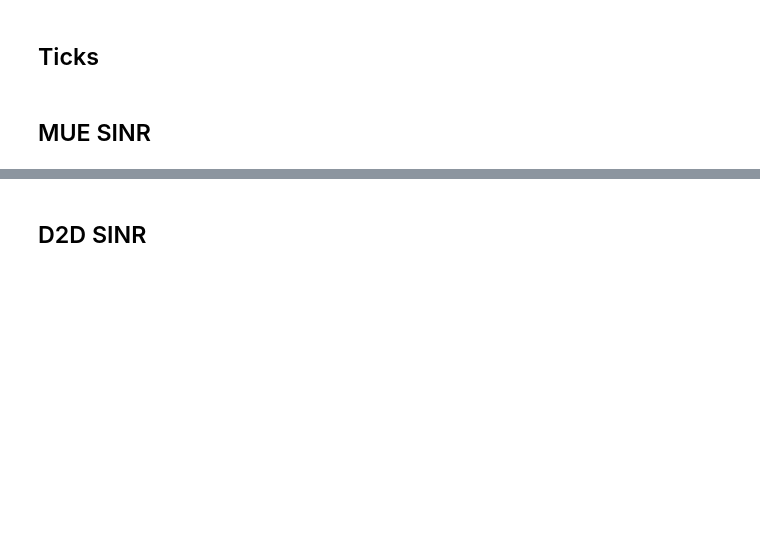
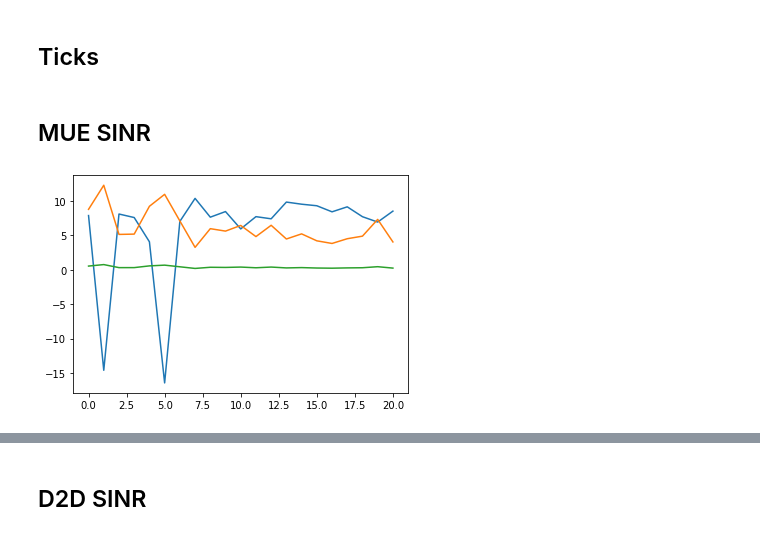
Before and after one commit to lbaiao/sys-simulator-2, a Jupyter notebook: notebooks/figs-notebooks/convergencia.ipynb, the cells around one changed output, grey strips where cells are left out. Cells and saved outputs as stored; diff of their text form; code cells hidden in the pictures; blank space fills up the shorter version.

```diff
--- a/notebooks/figs-notebooks/convergencia.ipynb
+++ b/notebooks/figs-notebooks/convergencia.ipynb
@@ -118,6 +123,14 @@ x *= EVAL_EVERY
 mu = mue_sinrs.mean(axis=1)
 std = mue_sinrs.std(axis=1)
 conf95 = 1.96 * std / np.sqrt(mue_sinrs.shape[1])
+# %%
+plt.figure()
+plt.plot(mu)
+plt.plot(std)
+plt.plot(conf95)
+plt.show()
+# %% [output]
+[figure, added]
 # %%
 plt.figure(figsize=(10,7))
 sns.lineplot(x=x, y=mue_sinrs.reshape(-1))
```
Also changed, not shown: parts of 27 cells of this notebook.
